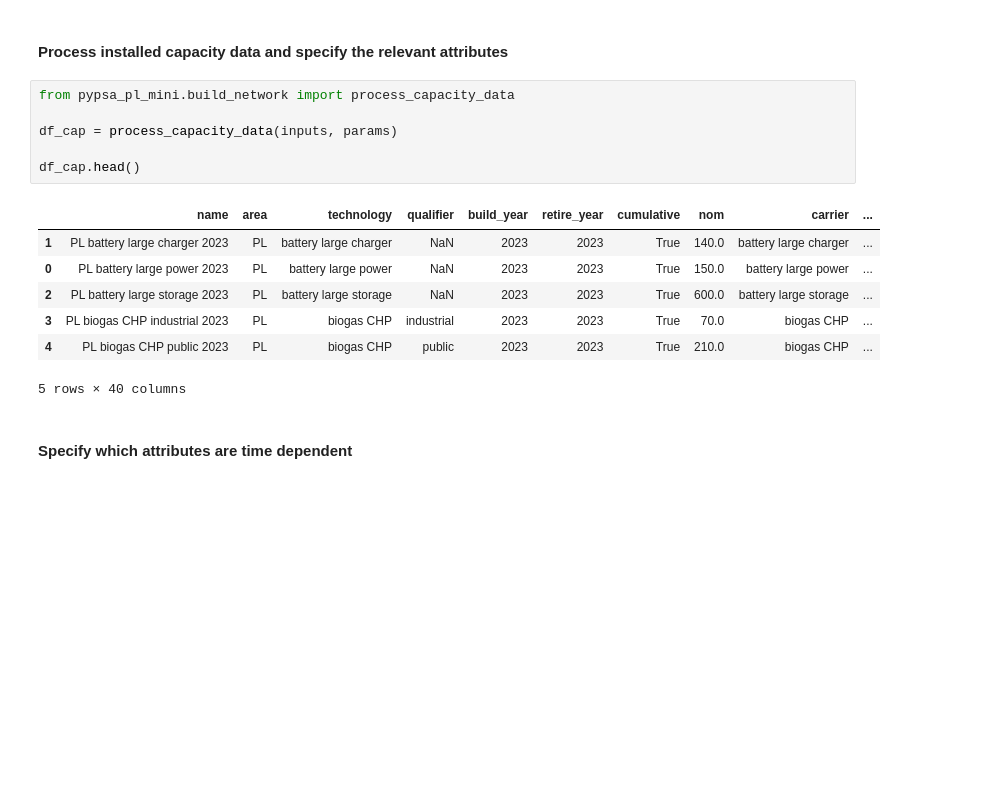
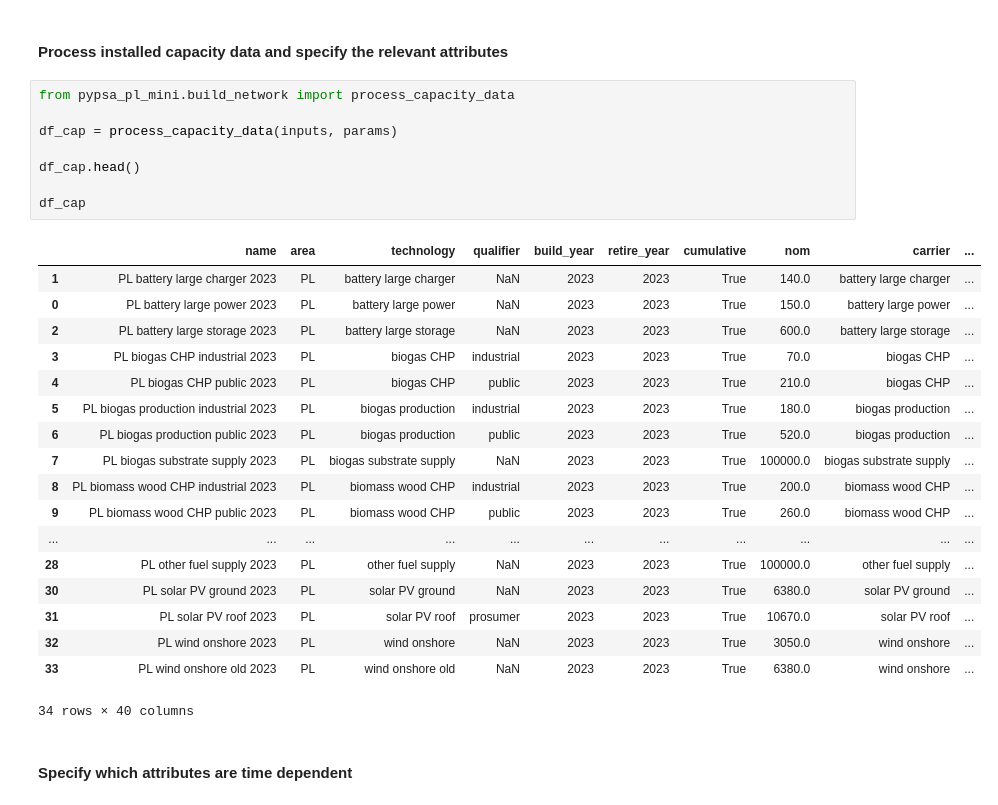
Before and after one commit to instrat-pl/pypsa-pl-mini, a Jupyter notebook: notebooks/pypsa_pl_mini_opex.ipynb, the cells around one changed output. Saved outputs shown, nothing was run; the diff lists cells and outputs as text; blank space fills up the shorter version.

```diff
--- a/notebooks/pypsa_pl_mini_opex.ipynb
+++ b/notebooks/pypsa_pl_mini_opex.ipynb
@@ -271,17 +271,30 @@ network.buses
 # %%
 from pypsa_pl_mini.build_network import process_capacity_data
 
 df_cap = process_capacity_data(inputs, params)
 
 df_cap.head()
+
+df_cap
 # %% [output]
 |  | name | area | technology | qualifier | build_year | retire_year | cumulative | nom | carrier | ... |
 | 1 | PL battery large charger 2023 | PL | battery large charger | NaN | 2023 | 2023 | True | 140.0 | battery large charger | ... |
 | 0 | PL battery large power 2023 | PL | battery large power | NaN | 2023 | 2023 | True | 150.0 | battery large power | ... |
 | 2 | PL battery large storage 2023 | PL | battery large storage | NaN | 2023 | 2023 | True | 600.0 | battery large storage | ... |
 | 3 | PL biogas CHP industrial 2023 | PL | biogas CHP | industrial | 2023 | 2023 | True | 70.0 | biogas CHP | ... |
 | 4 | PL biogas CHP public 2023 | PL | biogas CHP | public | 2023 | 2023 | True | 210.0 | biogas CHP | ... |
+| 5 | PL biogas production industrial 2023 | PL | biogas production | industrial | 2023 | 2023 | True | 180.0 | biogas production | ... |
+| 6 | PL biogas production public 2023 | PL | biogas production | public | 2023 | 2023 | True | 520.0 | biogas production | ... |
+| 7 | PL biogas substrate supply 2023 | PL | biogas substrate supply | NaN | 2023 | 2023 | True | 100000.0 | biogas substrate supply | ... |
+| 8 | PL biomass wood CHP industrial 2023 | PL | biomass wood CHP | industrial | 2023 | 2023 | True | 200.0 | biomass wood CHP | ... |
+| 9 | PL biomass wood CHP public 2023 | PL | biomass wood CHP | public | 2023 | 2023 | True | 260.0 | biomass wood CHP | ... |
+| ... | ... | ... | ... | ... | ... | ... | ... | ... | ... | ... |
+| 28 | PL other fuel supply 2023 | PL | other fuel supply | NaN | 2023 | 2023 | True | 100000.0 | other fuel supply | ... |
+| 30 | PL solar PV ground 2023 | PL | solar PV ground | NaN | 2023 | 2023 | True | 6380.0 | solar PV ground | ... |
+| 31 | PL solar PV roof 2023 | PL | solar PV roof | prosumer | 2023 | 2023 | True | 10670.0 | solar PV roof | ... |
+| 32 | PL wind onshore 2023 | PL | wind onshore | NaN | 2023 | 2023 | True | 3050.0 | wind onshore | ... |
+| 33 | PL wind onshore old 2023 | PL | wind onshore old | NaN | 2023 | 2023 | True | 6380.0 | wind onshore | ... |
-5 rows × 40 columns
+34 rows × 40 columns
 # %% [markdown]
 #### Specify which attributes are time dependent
 # %%
```
Also changed, not shown: parts of 25 cells of this notebook, 35 other files.
